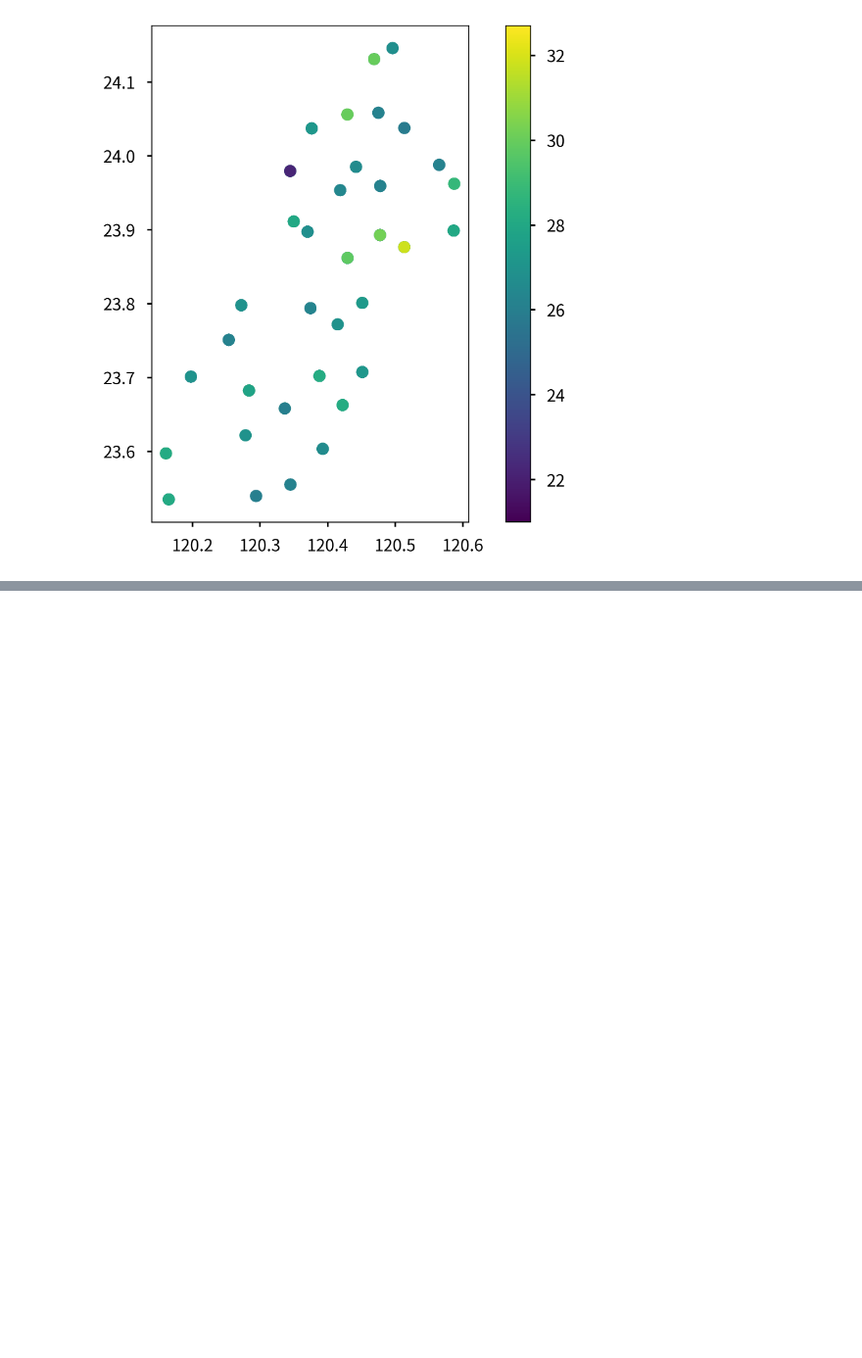
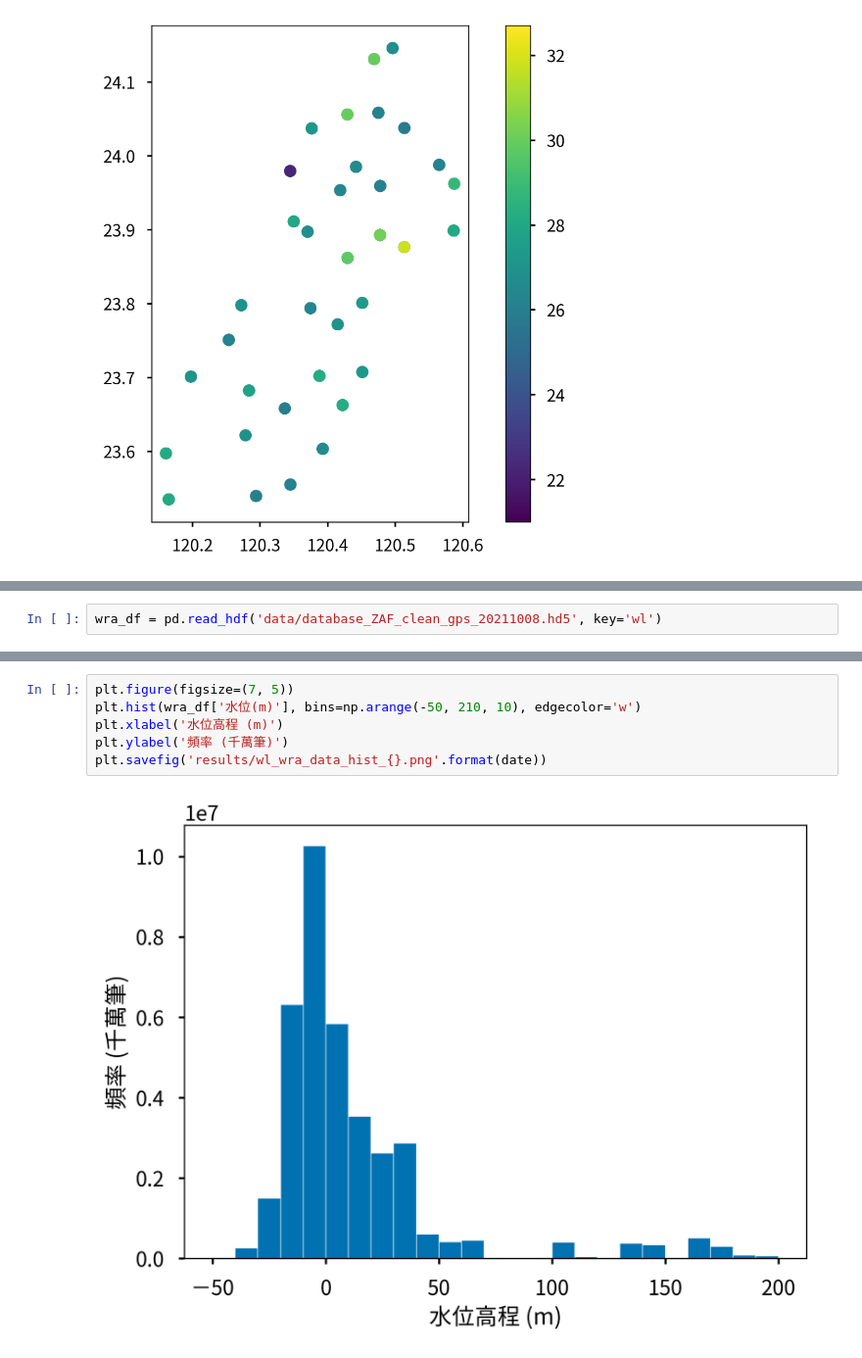
Before and after one commit to dispink/GW_NCDR, a Jupyter notebook: prepare_for_report.ipynb, the cells around one changed output, grey strips where cells are left out. Shown at 98% size. Saved outputs shown, nothing was run; the diff lists cells and outputs as text; blank space fills up the shorter version.

Commit message:
Refine the water level distribution plot
Outputs:
results/wl_wra_data_hist_2_20211202.png
results/wl_wra_data_hist_20211202.png
	modified:   prepare_for_report.ipynb

```diff
--- a/prepare_for_report.ipynb
+++ b/prepare_for_report.ipynb
@@ -232,0 +239,2 @@ gdf['2000-01-01':'2002-12-31'].plot('Temp', legend=True)
+# %%
+wra_df = pd.read_hdf('data/database_ZAF_clean_gps_20211008.hd5', key='wl')
@@ -232,0 +254,8 @@ gdf['2000-01-01':'2002-12-31'].plot('Temp', legend=True)
+# %%
+plt.figure(figsize=(7, 5))
+plt.hist(wra_df['水位(m)'], bins=np.arange(-50, 210, 10), edgecolor='w')
+plt.xlabel('水位高程 (m)')
+plt.ylabel('頻率 (千萬筆)')
+plt.savefig('results/wl_wra_data_hist_{}.png'.format(date))
+# %% [output]
+[figure, added]
```
Also changed, not shown: parts of 12 cells of this notebook.
